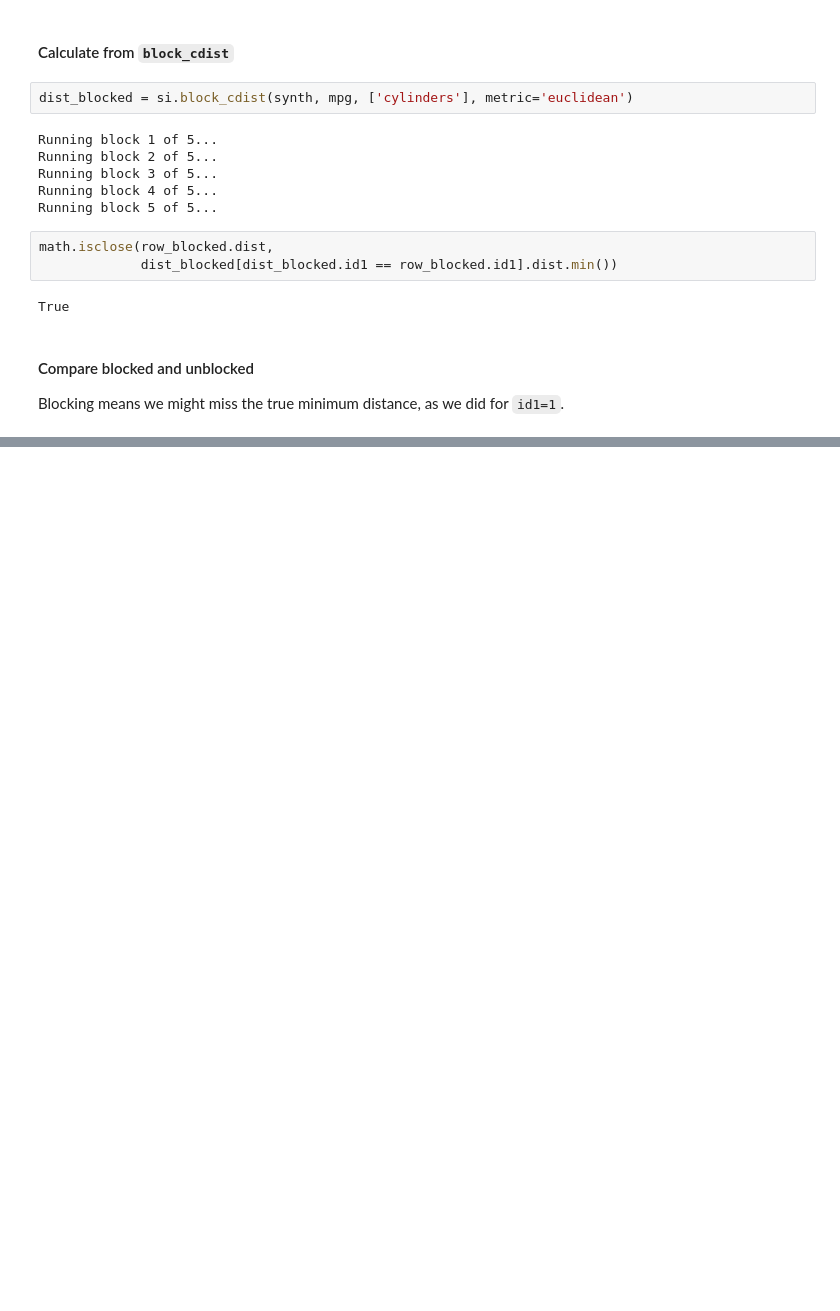
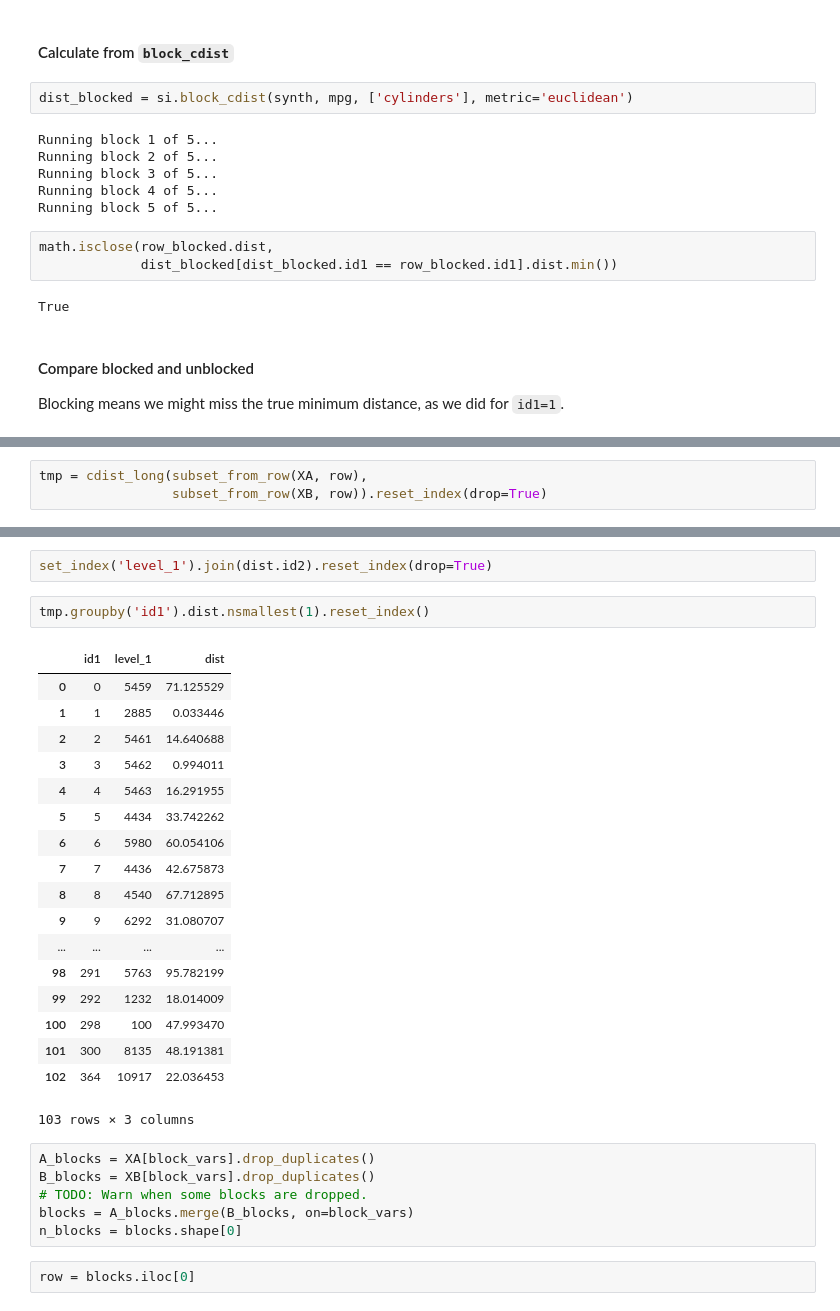
Before and after one commit to PolicyEngine/synthimpute, a Jupyter notebook: examples/nearest_record.ipynb, the cells around one changed output, grey strips where cells are left out. Saved outputs shown, nothing was run; the diff lists cells and outputs as text; blank space fills up the shorter version.

```diff
--- a/examples/nearest_record.ipynb
+++ b/examples/nearest_record.ipynb
@@ -95,0 +153,3 @@ comp.head()
+# %%
+tmp = cdist_long(subset_from_row(XA, row),
+                 subset_from_row(XB, row)).reset_index(drop=True)
@@ -95,0 +177,31 @@ comp.head()
+# %%
+set_index('level_1').join(dist.id2).reset_index(drop=True)
+# %%
+tmp.groupby('id1').dist.nsmallest(1).reset_index()
+# %% [output]
+|  | id1 | level_1 | dist |
+| 0 | 0 | 5459 | 71.125529 |
+| 1 | 1 | 2885 | 0.033446 |
+| 2 | 2 | 5461 | 14.640688 |
+| 3 | 3 | 5462 | 0.994011 |
+| 4 | 4 | 5463 | 16.291955 |
+| 5 | 5 | 4434 | 33.742262 |
+| 6 | 6 | 5980 | 60.054106 |
+| 7 | 7 | 4436 | 42.675873 |
+| 8 | 8 | 4540 | 67.712895 |
+| 9 | 9 | 6292 | 31.080707 |
+| ... | ... | ... | ... |
+| 98 | 291 | 5763 | 95.782199 |
+| 99 | 292 | 1232 | 18.014009 |
+| 100 | 298 | 100 | 47.993470 |
+| 101 | 300 | 8135 | 48.191381 |
+| 102 | 364 | 10917 | 22.036453 |
+103 rows × 3 columns
+# %%
+A_blocks = XA[block_vars].drop_duplicates()
+B_blocks = XB[block_vars].drop_duplicates()
+# TODO: Warn when some blocks are dropped.
+blocks = A_blocks.merge(B_blocks, on=block_vars)
+n_blocks = blocks.shape[0]
+# %%
+row = blocks.iloc[0]
```
Also changed, not shown: parts of 14 cells of this notebook, 1 other file.
